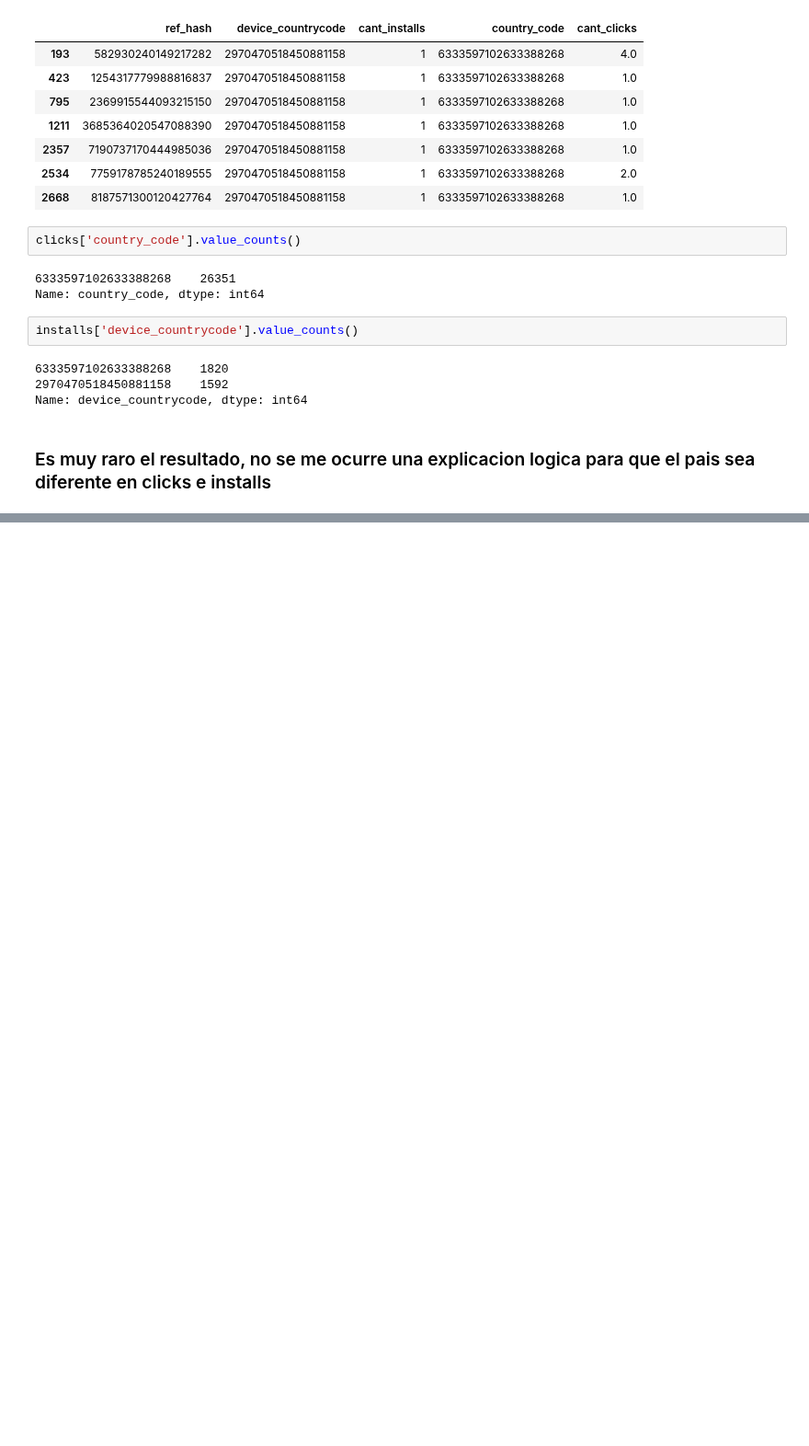
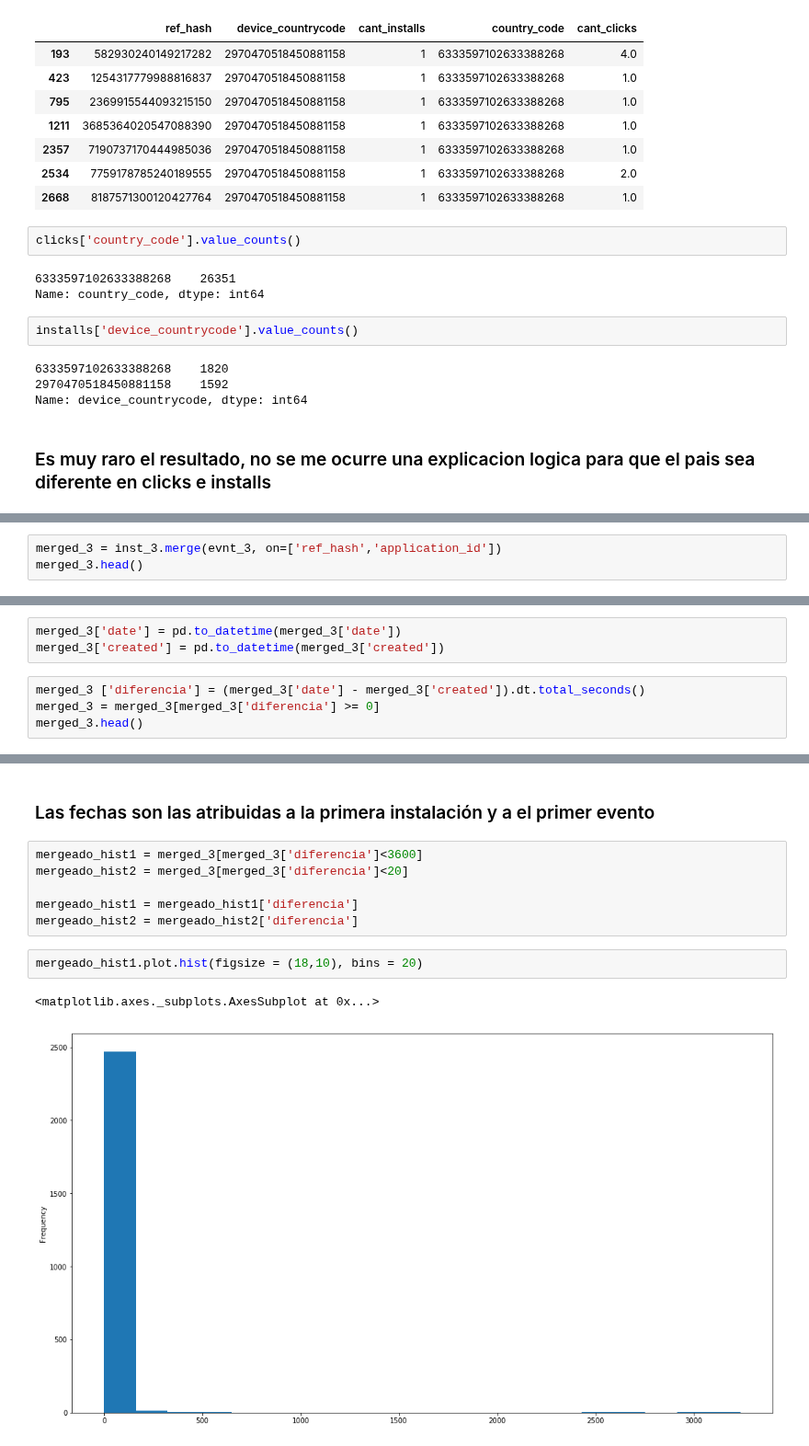
Before and after one commit to sberoch/Datos, a Jupyter notebook: merged.ipynb, the cells around one changed output, grey strips where cells are left out. Shown at 92% size. Saved outputs shown, nothing was run; the diff lists cells and outputs as text; blank space fills up the shorter version.

```diff
--- a/merged.ipynb
+++ b/merged.ipynb
@@ -266,0 +309,3 @@ Name: device_countrycode, dtype: int64
+# %%
+merged_3 = inst_3.merge(evnt_3, on=['ref_hash','application_id'])
+merged_3.head()
@@ -266,0 +319,7 @@ Name: device_countrycode, dtype: int64
+# %%
+merged_3['date'] = pd.to_datetime(merged_3['date'])
+merged_3['created'] = pd.to_datetime(merged_3['created'])
+# %%
+merged_3 ['diferencia'] = (merged_3['date'] - merged_3['created']).dt.total_seconds()
+merged_3 = merged_3[merged_3['diferencia'] >= 0]
+merged_3.head()
@@ -266,0 +333,13 @@ Name: device_countrycode, dtype: int64
+# %% [markdown]
+### Las fechas son las atribuidas a la primera instalación y a el primer evento
+# %%
+mergeado_hist1 = merged_3[merged_3['diferencia']<3600]
+mergeado_hist2 = merged_3[merged_3['diferencia']<20]
+
+mergeado_hist1 = mergeado_hist1['diferencia']
+mergeado_hist2 = mergeado_hist2['diferencia']
+# %%
+mergeado_hist1.plot.hist(figsize = (18,10), bins = 20)
+# %% [output]
+<matplotlib.axes._subplots.AxesSubplot at 0x...>
+[figure, added]
```
Also changed, not shown: parts of 7 cells of this notebook.
